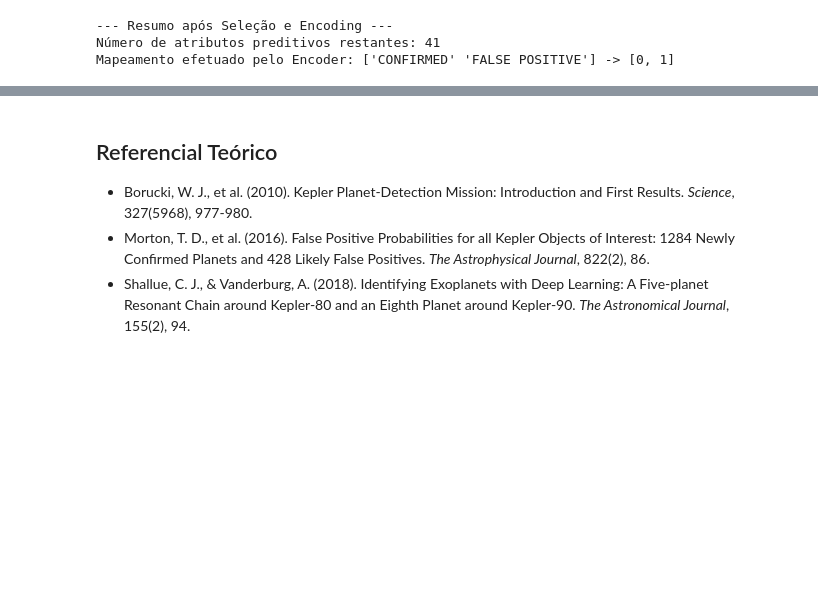
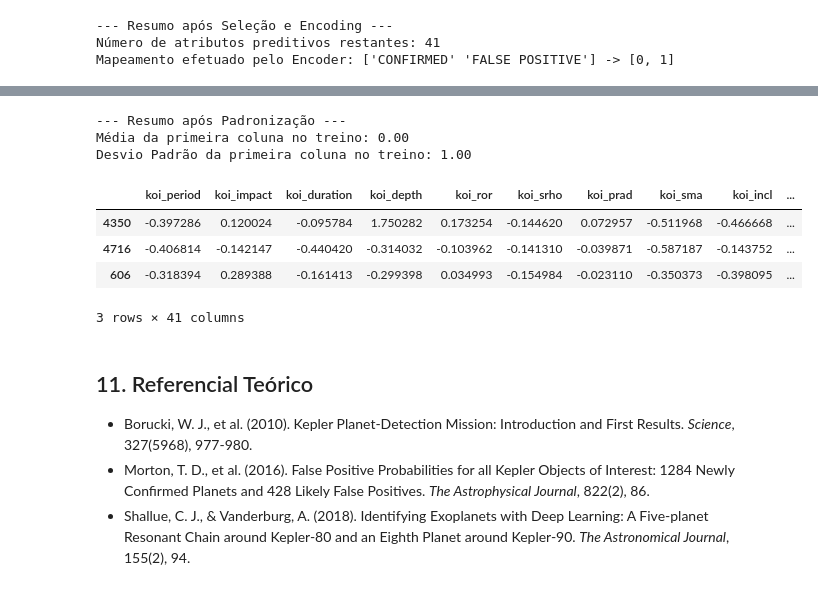
Before and after one commit to pedrinndias/study, a Jupyter notebook: trabalho-pratico-1-encontrando-exoplanetas.ipynb, the cells around one changed output, grey strips where cells are left out. Cells and saved outputs as stored; diff of their text form; code cells hidden in the pictures; blank space fills up the shorter version.

Commit message:
Kaggle Notebook | trabalho_pratico_1_encontrando_exoplanetas | Versão 7 -  Transformação de Dados

```diff
--- a/trabalho-pratico-1-encontrando-exoplanetas.ipynb
+++ b/trabalho-pratico-1-encontrando-exoplanetas.ipynb
@@ -242,5 +251,34 @@ Mapeamento efetuado pelo Encoder: ['CONFIRMED' 'FALSE POSITIVE'] -> [0, 1]
+# %%
+# 1. Inicialização do padronizador
+scaler = StandardScaler()
+
+# 2. O 'fit_transform' é aplicado APENAS no X_train para aprender a média e o desvio padrão
+X_train_scaled = scaler.fit_transform(X_train)
+
+# 3. O 'transform' é aplicado no X_test usando exatamente a escala aprendida no treino
+X_test_scaled = scaler.transform(X_test)
+
+# 4. Convertendo de volta para DataFrame do Pandas para manter os nomes das colunas e os índices
+X_train = pd.DataFrame(X_train_scaled, columns=X_train.columns, index=X_train.index)
+X_test = pd.DataFrame(X_test_scaled, columns=X_test.columns, index=X_test.index)
+
+print("--- Resumo após Padronização ---")
+print(f"Média da primeira coluna no treino: {X_train.iloc[:, 0].mean():.2f}")
+print(f"Desvio Padrão da primeira coluna no treino: {X_train.iloc[:, 0].std():.2f}")
+
+# Exibe as primeiras linhas para confirmar que todos os valores agora são decimais pequenos
+display(X_train.head(3))
+# %% [output]
+--- Resumo após Padronização ---
+Média da primeira coluna no treino: 0.00
+Desvio Padrão da primeira coluna no treino: 1.00
+|  | koi_period | koi_impact | koi_duration | koi_depth | koi_ror | koi_srho | koi_prad | koi_sma | koi_incl | ... |
+| 4350 | -0.397286 | 0.120024 | -0.095784 | 1.750282 | 0.173254 | -0.144620 | 0.072957 | -0.511968 | -0.466668 | ... |
+| 4716 | -0.406814 | -0.142147 | -0.440420 | -0.314032 | -0.103962 | -0.141310 | -0.039871 | -0.587187 | -0.143752 | ... |
+| 606 | -0.318394 | 0.289388 | -0.161413 | -0.299398 | 0.034993 | -0.154984 | -0.023110 | -0.350373 | -0.398095 | ... |
+3 rows × 41 columns
 # %% [markdown]
-## Referencial Teórico
+## 11. Referencial Teórico
 
 * Borucki, W. J., et al. (2010). Kepler Planet-Detection Mission: Introduction and First Results. *Science*, 327(5968), 977-980.
 * Morton, T. D., et al. (2016). False Positive Probabilities for all Kepler Objects of Interest: 1284 Newly Confirmed Planets and 428 Likely False Positives. *The Astrophysical Journal*, 822(2), 86.
```
Also changed, not shown: parts of 2 cells of this notebook.
